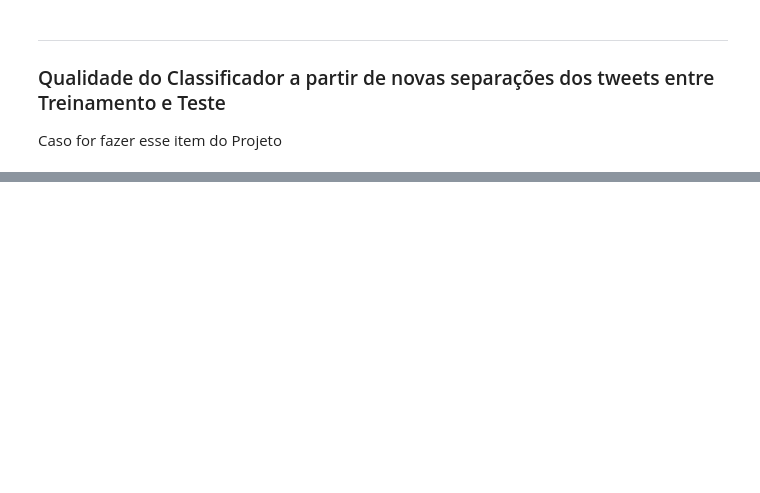
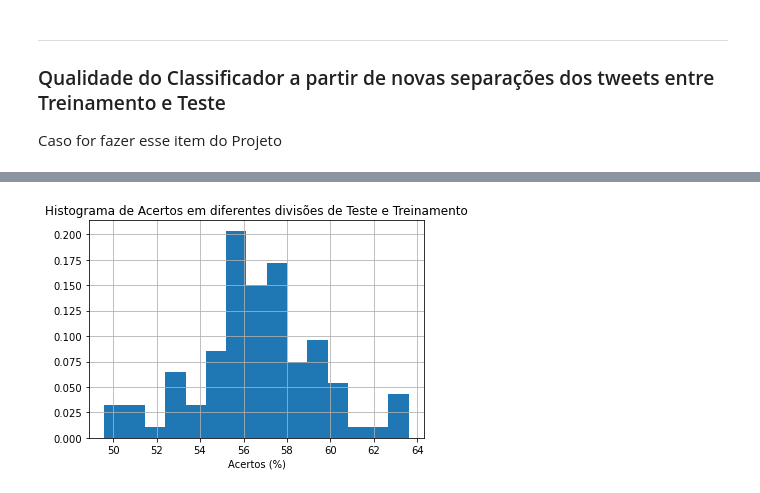
Before and after one commit to sharpiestealr/naive-bayes-classifier, a Jupyter notebook: Projeto1_Layout_Classificador.ipynb, the cells around one changed output, grey strips where cells are left out. Saved outputs shown, nothing was run; the diff lists cells and outputs as text; code cells hidden in the pictures; blank space fills up the shorter version.

```diff
--- a/Projeto1_Layout_Classificador.ipynb
+++ b/Projeto1_Layout_Classificador.ipynb
@@ -125,4 +143,2 @@ train.head(1)
-# %%
-train.Categoria = train.Categoria.apply(lambda x: x.lower())
 # %%
 words_count = {cat: dict() for cat in train.Categoria.cat.categories}
@@ -319,0 +278,7 @@ tweets.head(3)
+# %%
+tweets = pd.concat([df1,df2],ignore_index=True)
+tweets.Tweet = tweets.Tweet.apply(clean_up)
+tweets.Categoria = tweets.Categoria.astype('category')
+tweets.Categoria.cat.categories = ["Muito Relevante","Relevante", "Pouco Relevante", "Irrelevante"]
+
+tweets.Categoria.cat.categories
@@ -319,0 +287,12 @@ tweets.head(3)
+# %%
+def train_classifier(df):
+    words_count = {cat: dict() for cat in df.Categoria.cat.categories}
+    words = set()
+    for i, tweet_data in df.iterrows(): # itera pelas linhas do dataframe
+        tweet = tweet_data.Tweet # separa a coluna do tweet
+
+        for word in tweet.split(): # faz limpezas no texto
+            words.add(word)
+            cat_dict = words_count[tweet_data.Categoria]
+            cat_dict[word] = cat_dict.get(word, 0)+1 # garante que a palavra existe no dicionario. caso exista o count é incrementado, caso contrário a palavra é adicionada com count=1
+    return words, words_count
@@ -319,0 +342,18 @@ tweets.head(3)
+# %%
+lista_acertos = list()
+acertos_max = 0
+seeds = [(11*i+669+i**2) for i in range(100)] # para manter consistência entre execuções
+
+for i in range(100):
+    random_tweets = tweets.sample(frac=1,ignore_index=True,random_state=seeds[i])
+    # Separa o df em train e test, com teste de 1/3
+
+    train2, test2 =(random_tweets.iloc[:500], random_tweets.iloc[500:])
+    result = test_classifier(*train_classifier(train2), test2.copy())
+    lista_acertos.append(result.Acerto.value_counts(normalize=True).Acertou*100)
+    acertos_max = max(acertos_max,lista_acertos[-1])
+    if acertos_max == lista_acertos[-1]:
+        max_acertos_test = result
+
+tabela_acertos = pd.DataFrame({"Acertos":lista_acertos})
+tabela_acertos.describe()
@@ -319,0 +370,7 @@ tweets.head(3)
+# %%
+plt.title("Histograma de Acertos em diferentes divisões de Teste e Treinamento")
+plt.xlabel("Acertos (%)")
+tabela_acertos.Acertos.hist(bins=15,density=True)
+plt.show()
+# %% [output]
+[figure, added]
```
Also changed, not shown: parts of 35 cells of this notebook, 1 other file.
